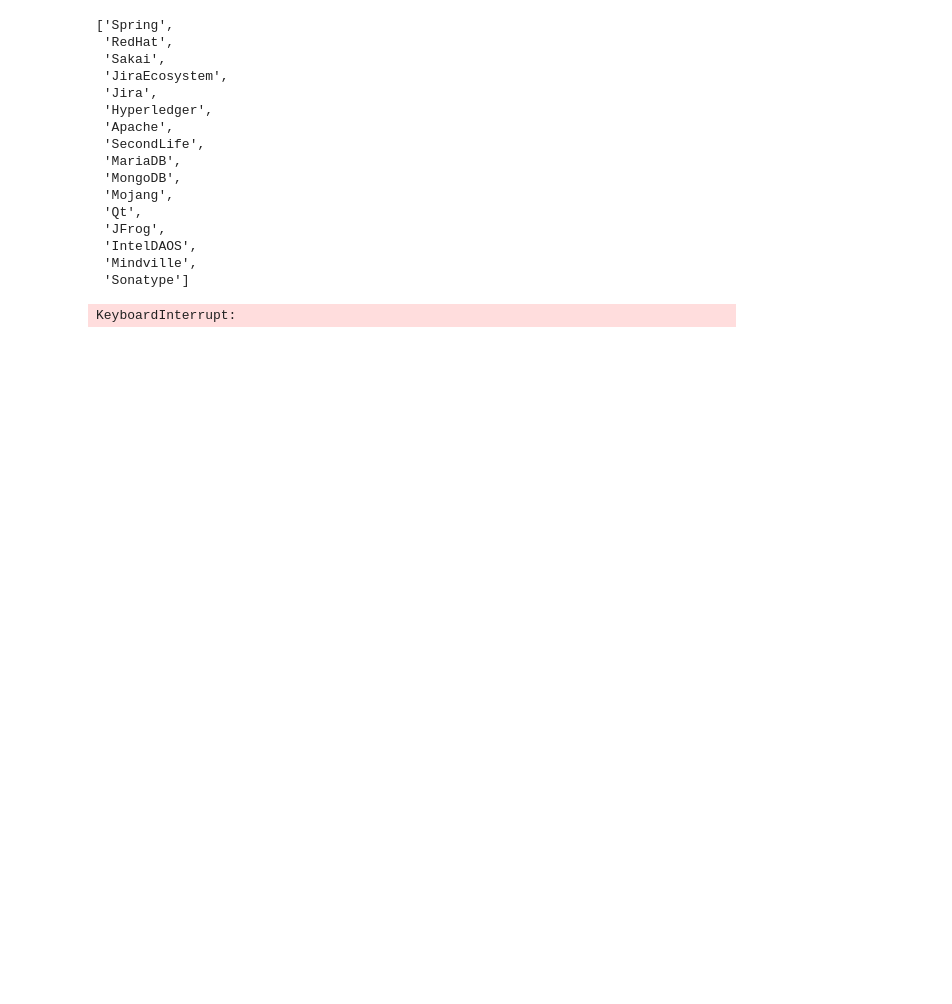
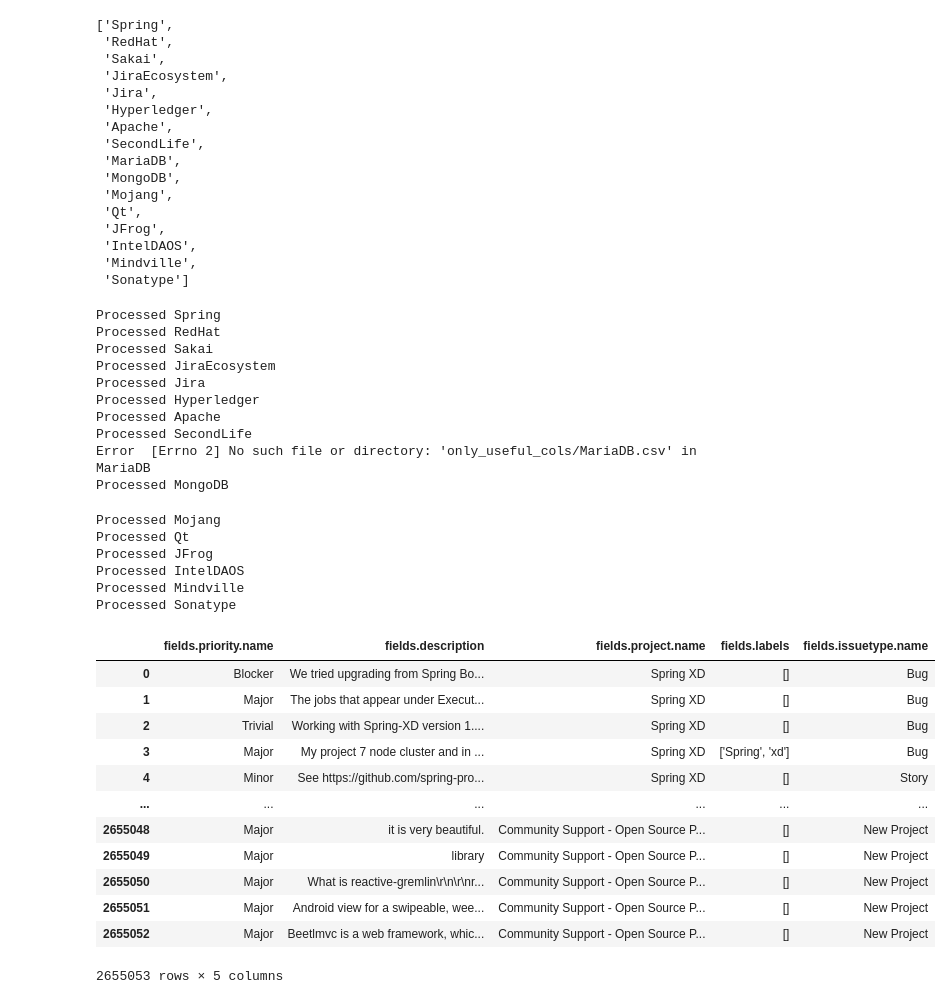
Before and after one commit to Kristmh/thesis_code, a Jupyter notebook: jira/dataset_creation/Jira_dataset/03_combine_dataset.ipynb, the cells around one changed output. Saved outputs shown, nothing was run; the diff lists cells and outputs as text; code cells hidden in the pictures; blank space fills up the shorter version.

Commit message:
feat: working on jira dataset

```diff
--- a/jira/dataset_creation/Jira_dataset/03_combine_dataset.ipynb
+++ b/jira/dataset_creation/Jira_dataset/03_combine_dataset.ipynb
@@ -27,15 +27,54 @@ collist
 # %%
 import pandas as pd
 import os
 # Create dir if not exists
 os.makedirs('only_useful_cols', exist_ok=True)
+all_dfs = []
 for collection in collist:
     try:
-        df = pd.read_csv(f'only_useful_cols/{collection}.csv')
-        # Combine df in df
+        project = pd.read_csv(f'only_useful_cols/{collection}.csv')
+
+        all_dfs.append(project)
+        print(f'Processed {collection}')
+
 
     except Exception as e:
         print(f'Error  {e} in {collection}')
         continue
+
+
+if all_dfs:
+    df = pd.concat(all_dfs, ignore_index=True)
+else:
+    print('No CSV files were processed.')
+df
 # %% [output]
-KeyboardInterrupt:
+Processed Spring
+Processed RedHat
+Processed Sakai
+Processed JiraEcosystem
+Processed Jira
+Processed Hyperledger
+Processed Apache
+Processed SecondLife
+Error  [Errno 2] No such file or directory: 'only_useful_cols/MariaDB.csv' in MariaDB
+Processed MongoDB
+Processed Mojang
+Processed Qt
+Processed JFrog
+Processed IntelDAOS
+Processed Mindville
+Processed Sonatype
+|  | fields.priority.name | fields.description | fields.project.name | fields.labels | fields.issuetype.name |
+| 0 | Blocker | We tried upgrading from Spring Bo... | Spring XD | [] | Bug |
+| 1 | Major | The jobs that appear under Execut... | Spring XD | [] | Bug |
+| 2 | Trivial | Working with Spring-XD version 1.... | Spring XD | [] | Bug |
+| 3 | Major | My project 7 node cluster and in ... | Spring XD | ['Spring', 'xd'] | Bug |
+| 4 | Minor | See https://github.com/spring-pro... | Spring XD | [] | Story |
+| ... | ... | ... | ... | ... | ... |
+| 2655048 | Major | it is very beautiful. | Community Support - Open Source P... | [] | New Project |
+| 2655049 | Major | library | Community Support - Open Source P... | [] | New Project |
+| 2655050 | Major | What is reactive-gremlin\r\n\r\nr... | Community Support - Open Source P... | [] | New Project |
+| 2655051 | Major | Android view for a swipeable, wee... | Community Support - Open Source P... | [] | New Project |
+| 2655052 | Major | Beetlmvc is a web framework, whic... | Community Support - Open Source P... | [] | New Project |
+2655053 rows × 5 columns
```
Also changed, not shown: parts of 8 cells of this notebook.
